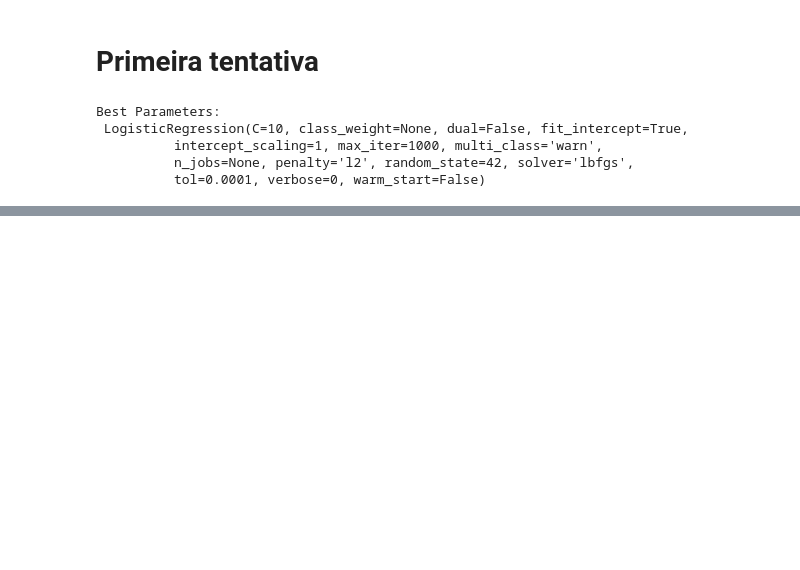
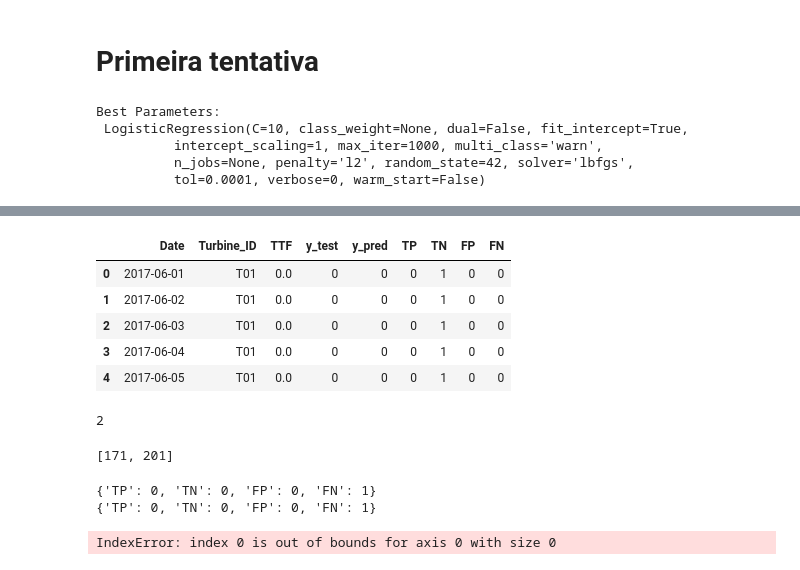
Before and after one commit to RicardoJPedro82/wmillfailprev, a Jupyter notebook: notebooks/Data_prep_clean.ipynb, the cells around one changed output, grey strips where cells are left out. Cells and saved outputs as stored; diff of their text form; code cells hidden in the pictures; blank space fills up the shorter version.

```diff
--- a/notebooks/Data_prep_clean.ipynb
+++ b/notebooks/Data_prep_clean.ipynb
@@ -518,0 +558,43 @@ metrics_dict['try_8']
+# %%
+def met_poupanca_FP(real, prev):
+    if real == 0 and prev == 1:
+        return 1
+    else:
+        return 0
+# %%
+poupanca_df['FP'] = [
+    met_poupanca_FP(poupanca_df.y_test[i], poupanca_df.y_pred[i])
+    for i in range(len(poupanca_df.y_pred))
+]
+# %%
+def met_poupanca_FN(real, prev):
+    if real == 1 and prev == 0:
+        return 1
+    else:
+        return 0
+# %%
+poupanca_df['FN'] = [
+    met_poupanca_FN(poupanca_df.y_test[i], poupanca_df.y_pred[i])
+    for i in range(len(poupanca_df.y_pred))
+]
+# %%
+poupanca_df.head()
+# %% [output]
+|  | Date | Turbine_ID | TTF | y_test | y_pred | TP | TN | FP | FN |
+| 0 | 2017-06-01 | T01 | 0.0 | 0 | 0 | 0 | 1 | 0 | 0 |
+| 1 | 2017-06-02 | T01 | 0.0 | 0 | 0 | 0 | 1 | 0 | 0 |
+| 2 | 2017-06-03 | T01 | 0.0 | 0 | 0 | 0 | 1 | 0 | 0 |
+| 3 | 2017-06-04 | T01 | 0.0 | 0 | 0 | 0 | 1 | 0 | 0 |
+| 4 | 2017-06-05 | T01 | 0.0 | 0 | 0 | 0 | 1 | 0 | 0 |
+# %%
+num_falhas = len(poupanca_df[poupanca_df.TTF.between(0.1 , 1.9)])
+num_falhas
+# %% [output]
+2
+# %%
+index_list = []
+for i in range(num_falhas):
+    index_list.append(poupanca_df[poupanca_df.TTF.between(0.1 , 1.0)].index[i])
+print(index_list)
+# %% [output]
+[171, 201]
@@ -518,0 +608,32 @@ metrics_dict['try_8']
+# %%
+# Para as ocorrências
+ocorrencias = poupanca_df[poupanca_df['y_test'] == 1]
+
+for ind in range(len(index_list)):
+    if ind == 0:
+        cf_numbers['TP'] += ocorrencias.loc[:index_list[ind]]['TP'].sum()
+        cf_numbers['TN'] += ocorrencias.loc[:index_list[ind]]['TN'].sum()
+        cf_numbers['FP'] += ocorrencias.loc[:index_list[ind]]['FP'].sum()
+        cf_numbers['FN'] += ocorrencias.loc[:index_list[ind]]['FN'].sum()
+    else:
+        cf_numbers['TP'] += ocorrencias.loc[index_list[ind - 1]:index_list[ind]]['TP'].sum()
+        cf_numbers['TN'] += ocorrencias.loc[index_list[ind - 1]:index_list[ind]]['TN'].sum()
+        cf_numbers['FP'] += ocorrencias.loc[index_list[ind - 1]:index_list[ind]]['FP'].sum()
+        cf_numbers['FN'] += ocorrencias.loc[index_list[ind - 1]:index_list[ind]]['FN'].sum()
+    if cf_numbers['TP'] > 1:
+        cf_numbers['TP'] = 1
+        cf_numbers['TN'] = 0
+        cf_numbers['FP'] = 0
+        cf_numbers['FN'] = 0
+    elif cf_numbers['FN'] > 1:
+        cf_numbers['TP'] = 0
+        cf_numbers['TN'] = 0
+        cf_numbers['FP'] = 0
+        cf_numbers['FN'] = 1
+    print(cf_numbers)
+
+dias_primeiro_TP = ocorrencias.loc[ocorrencias[ocorrencias.TP == 1].index[0]].TTF.astype(int)
+# %% [output]
+{'TP': 0, 'TN': 0, 'FP': 0, 'FN': 1}
+{'TP': 0, 'TN': 0, 'FP': 0, 'FN': 1}
+IndexError: index 0 is out of bounds for axis 0 with size 0
```
Also changed, not shown: parts of 48 cells of this notebook, 5 other files.
